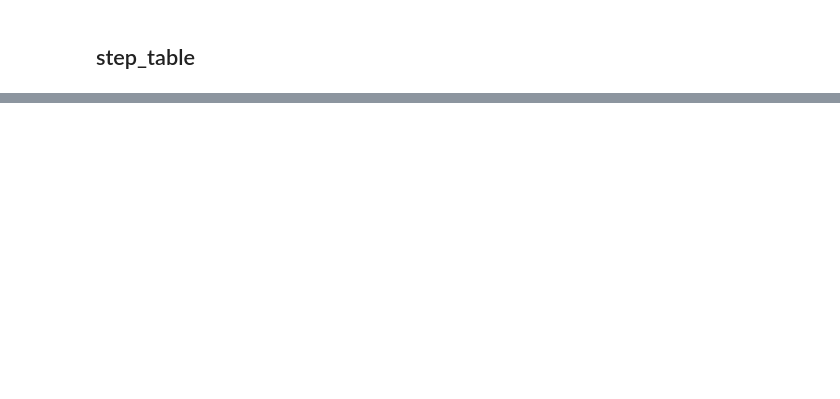
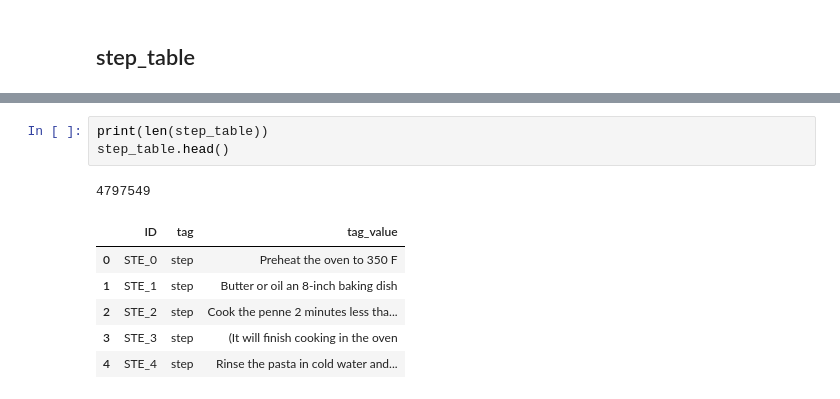
Before and after one commit to BehzadBarati/Ingredient-Maps, a Jupyter notebook: Food_Recipes_RecipeNLG.ipynb, the cells around one changed output, grey strips where cells are left out. Drawn from its saved outputs; the diff is of its cells as text; blank space fills up the shorter version.

```diff
--- a/Food_Recipes_RecipeNLG.ipynb
+++ b/Food_Recipes_RecipeNLG.ipynb
@@ -379,0 +366,11 @@ NER_table.head(10)
+# %%
+print(len(step_table))
+step_table.head()
+# %% [output]
+4797549
+|  | ID | tag | tag_value |
+| 0 | STE_0 | step | Preheat the oven to 350 F |
+| 1 | STE_1 | step | Butter or oil an 8-inch baking dish |
+| 2 | STE_2 | step | Cook the penne 2 minutes less tha... |
+| 3 | STE_3 | step | (It will finish cooking in the oven |
+| 4 | STE_4 | step | Rinse the pasta in cold water and... |
```
Also changed, not shown: parts of 56 cells of this notebook.
